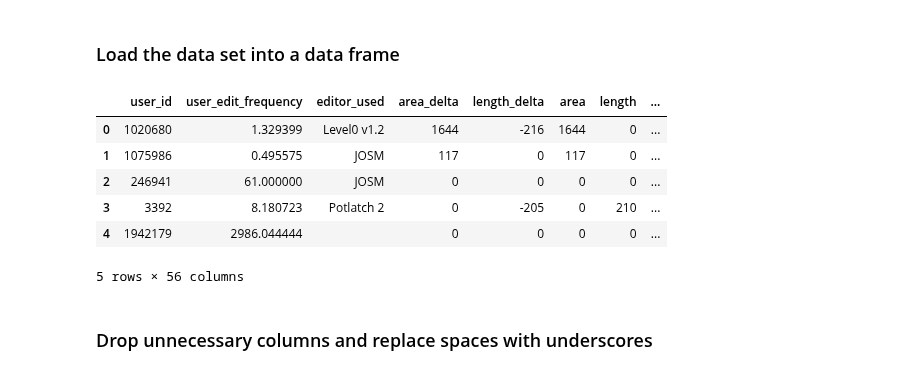
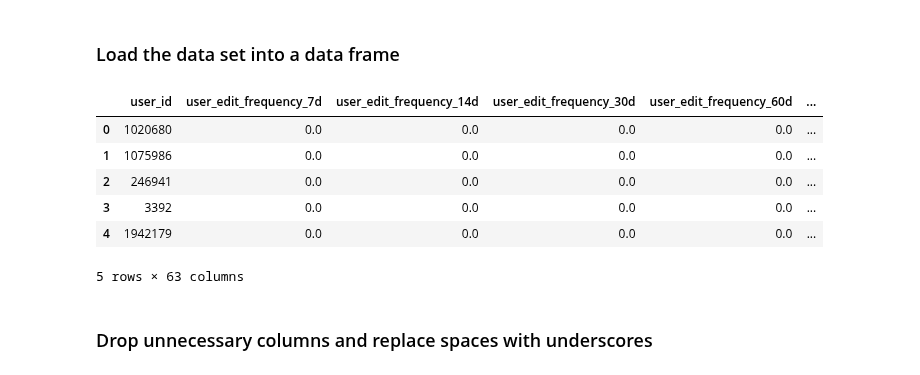
Before and after one commit to rspseshasai/vandalism_detection_osm, a Jupyter notebook: model/xgboost_model_for_contribution_data.ipynb, the cells around one changed output. Saved outputs shown, nothing was run; the diff lists cells and outputs as text; code cells hidden in the pictures.

```diff
--- a/model/xgboost_model_for_contribution_data.ipynb
+++ b/model/xgboost_model_for_contribution_data.ipynb
@@ -28,19 +28,19 @@ Directory already exists at: ../saved_parameters/contribution_model/
 # %% [markdown]
 ### Load the data set into a data frame
 # %%
-features_df = pd.read_parquet("../data/contribution_data/extracted_features_v2.parquet")
+features_df = pd.read_parquet("../data/contribution_data/extracted_features_v3.parquet")
 
 #Shuffle the data entries
 features_df = features_df.sample(frac=1, random_state=42).reset_index(drop=True)
 features_df.head()
 # %% [output]
-|  | user_id | user_edit_frequency | editor_used | area_delta | length_delta | area | length | ... |
-| 0 | 1020680 | 1.329399 | Level0 v1.2 | 1644 | -216 | 1644 | 0 | ... |
-| 1 | 1075986 | 0.495575 | JOSM | 117 | 0 | 117 | 0 | ... |
-| 2 | 246941 | 61.000000 | JOSM | 0 | 0 | 0 | 0 | ... |
-| 3 | 3392 | 8.180723 | Potlatch 2 | 0 | -205 | 0 | 210 | ... |
-| 4 | 1942179 | 2986.044444 |  | 0 | 0 | 0 | 0 | ... |
+|  | user_id | user_edit_frequency_7d | user_edit_frequency_14d | user_edit_frequency_30d | user_edit_frequency_60d | ... |
+| 0 | 1020680 | 0.0 | 0.0 | 0.0 | 0.0 | ... |
+| 1 | 1075986 | 0.0 | 0.0 | 0.0 | 0.0 | ... |
+| 2 | 246941 | 0.0 | 0.0 | 0.0 | 0.0 | ... |
+| 3 | 3392 | 0.0 | 0.0 | 0.0 | 0.0 | ... |
+| 4 | 1942179 | 0.0 | 0.0 | 0.0 | 0.0 | ... |
-5 rows × 56 columns
+5 rows × 63 columns
 # %% [markdown]
 ### Drop unnecessary columns and replace spaces with underscores
 # %%
```
Also changed, not shown: parts of 5 cells of this notebook.
